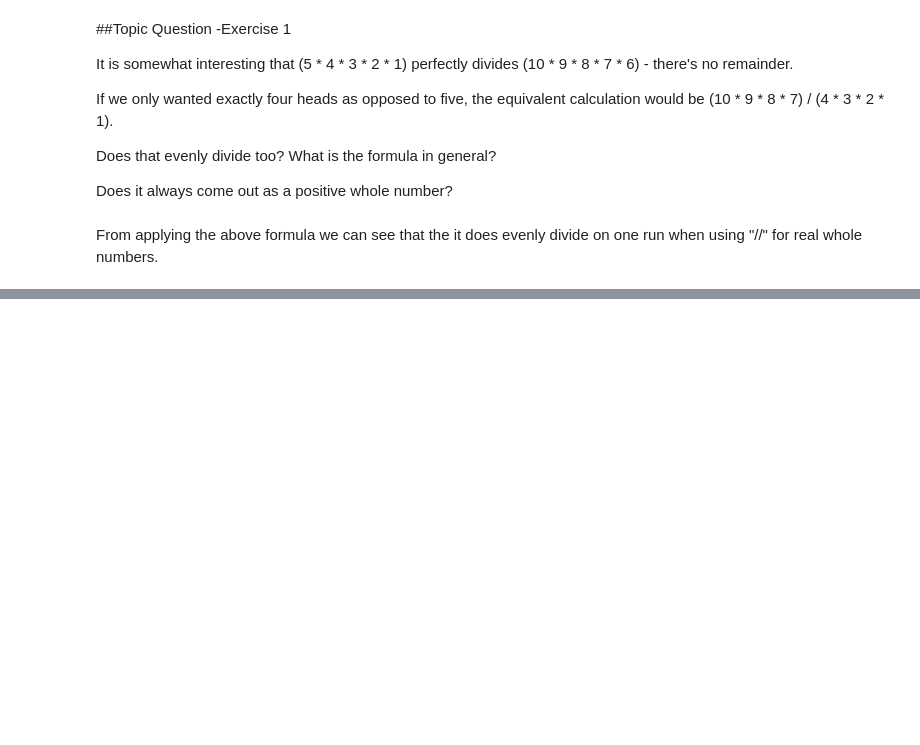
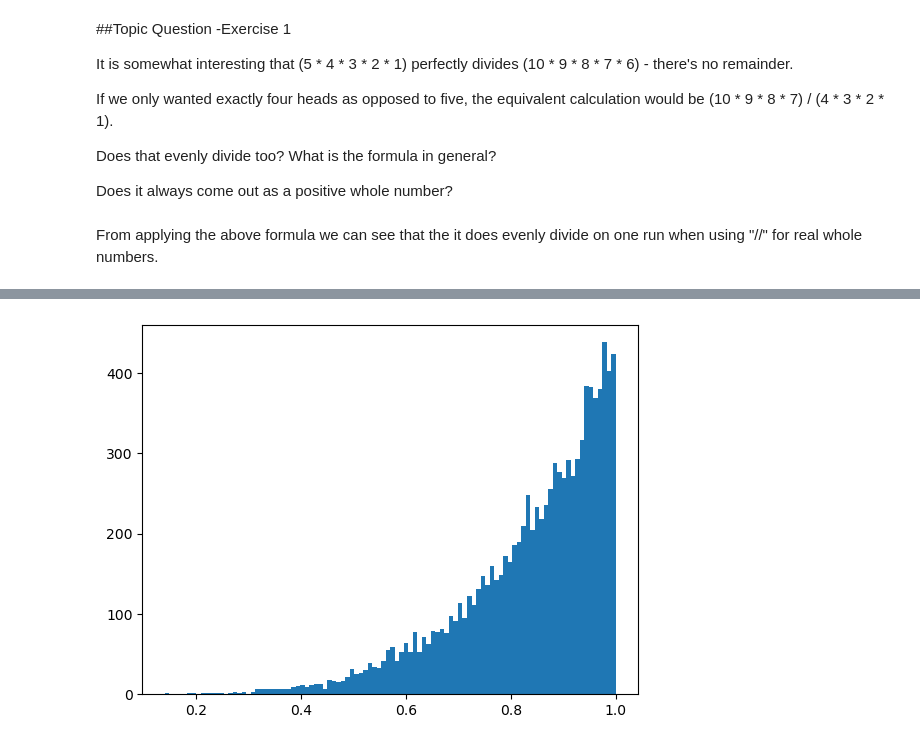
Before and after one commit to RyanMch97/FDA-Assement, a Jupyter notebook: FDA-Topic2.ipynb, the cells around one changed output, grey strips where cells are left out. Cells and saved outputs as stored; diff of their text form; code cells hidden in the pictures; blank space fills up the shorter version.

```diff
--- a/FDA-Topic2.ipynb
+++ b/FDA-Topic2.ipynb
@@ -76,0 +242,6 @@ while i <= 100:
+# %%
+plt.figure()
+plt.hist(P,bins=100)
+plt.show()
+# %% [output]
+[figure, added]
```
Also changed, not shown: parts of 31 cells of this notebook.
